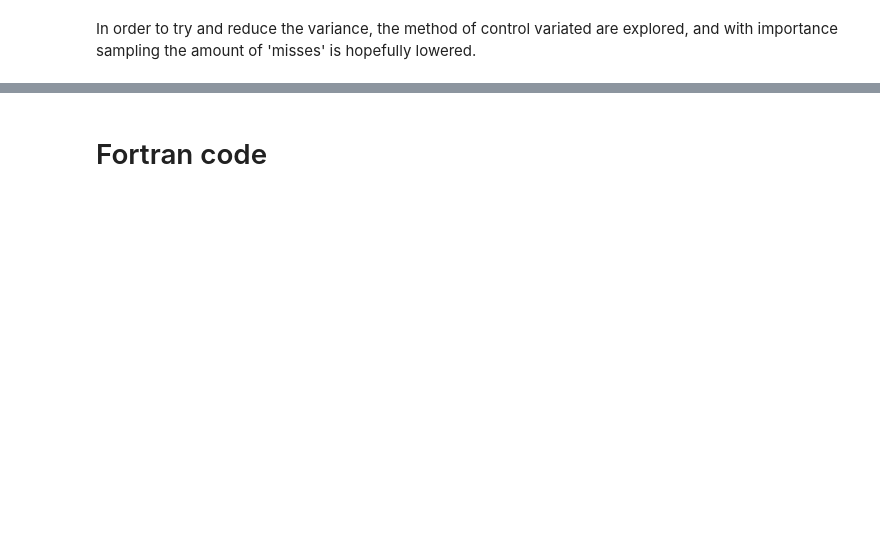
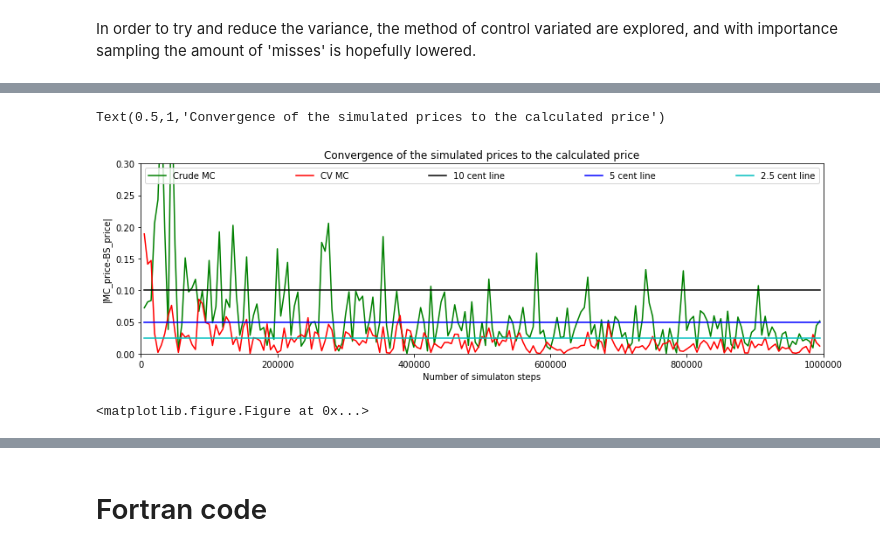
Before and after one commit to jacobeskin/Monte-Carlo-Simulations-in-Finance, a Jupyter notebook: A study of MC in option pricing/Options.ipynb, the cells around one changed output, grey strips where cells are left out. Drawn from its saved outputs; the diff is of its cells as text; code cells hidden in the pictures; blank space fills up the shorter version.

```diff
--- a/A study of MC in option pricing/Options.ipynb
+++ b/A study of MC in option pricing/Options.ipynb
@@ -583,0 +708,22 @@ In order to try and reduce the variance, the method of control variated are expl
+# %%
+# Absolute value of the difference between calculated price and simulated prices
+diff = np.absolute(np.array(prices_V)-bsi)
+diff_cv = np.absolute(np.array(prices_V_cv)-bsi)
+
+# Plot of the convergence of simulated price to calculated price
+plt.figure(7)
+plt.figure(figsize=(14,4))
+plt.xlabel('Number of simulaton steps')
+plt.ylabel('|MC_price-BS_price|')
+plt.axis([0,1000000,0,0.3])
+plt.plot(x,diff,'g', label='Crude MC')
+plt.plot(x, diff_cv, 'r', label='CV MC')
+plt.plot(x, [0.10 for i in range(199)], 'k', label='10 cent line')
+plt.plot(x, [0.05 for i in range(199)], 'b', label='5 cent line')
+plt.plot(x, [0.025 for i in range(199)], 'c', label='2.5 cent line')
+plt.legend(loc='upper center', mode='expand', ncol=5)
+plt.title('Convergence of the simulated prices to the calculated price')
+# %% [output]
+Text(0.5,1,'Convergence of the simulated prices to the calculated price')
+[figure, added]
+<matplotlib.figure.Figure at 0x...>
```
Also changed, not shown: parts of 17 cells of this notebook.
